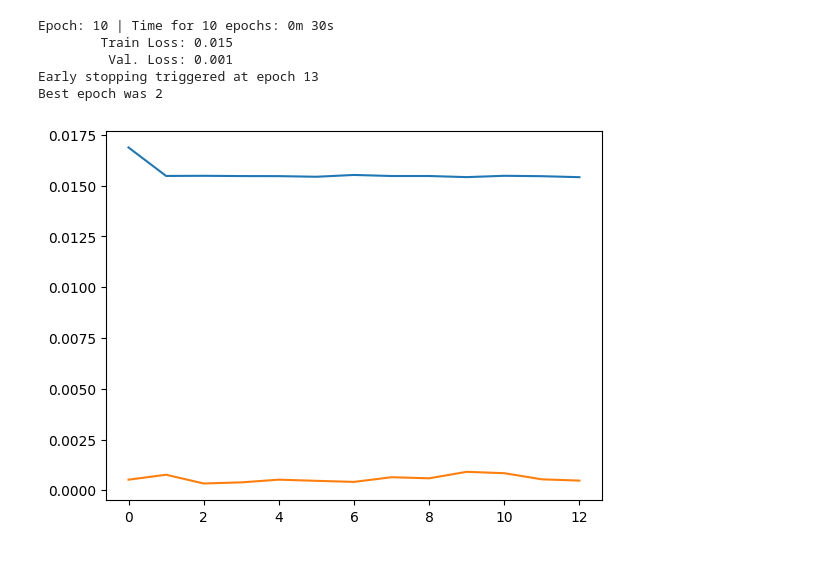
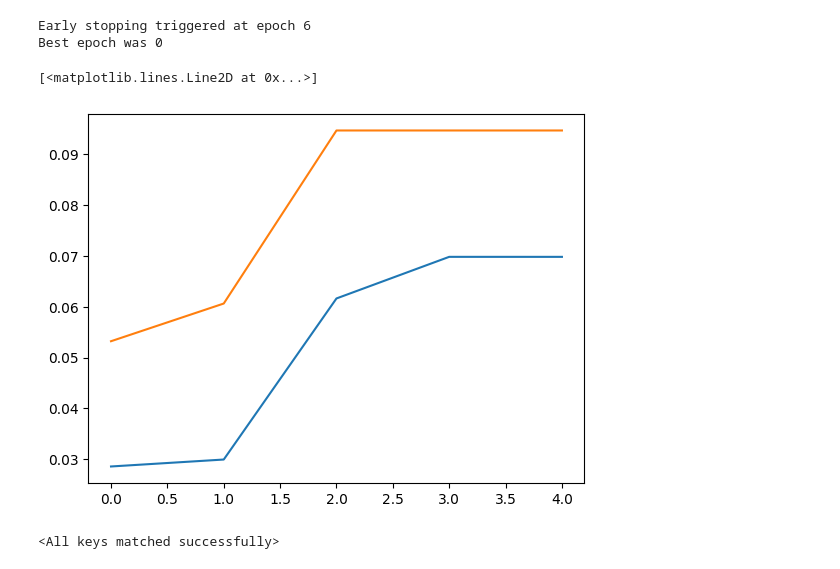
Before and after one commit to SDavenia/CL-GNN, a Jupyter notebook: new_models.ipynb, the cells around one changed output. Saved outputs shown, nothing was run; the diff lists cells and outputs as text; code cells hidden in the pictures.

```diff
--- a/new_models.ipynb
+++ b/new_models.ipynb
@@ -52,0 +253,3 @@ criterion = torch.nn.MSELoss().to(device)
+# %%
+saved_model_path = 'models/' + name + '.pt'
+model.load_state_dict(torch.load(saved_model_path))
@@ -53,3 +436,20 @@ criterion = torch.nn.MSELoss().to(device)
+# %%
+seed = 20224
+torch.manual_seed(seed)
+torch.cuda.manual_seed_all(seed)
+
+batch_size = 32
+distance = 'L1'
+distance_scaling = 'counts'
+train_loader, val_loader, test_loader = prepare_dataloader_distance_scale(hom_counts_path, dataset, batch_size=32, dist=distance, device = device, scaling = distance_scaling, scale_y=True)
+hid_size = 32
+emb_size = n_homs
+lr = 0.01
+# %%
+name = 'GCN_k_m_bnorm3'
+model = GCN_k_m(input_features=dataset.num_node_features, hidden_channels=hid_size, output_embeddings=emb_size, n_conv_layers=3, n_linear_layers=1, p = 0, apply_relu_conv=True, name = name, dist='L1', mlp_dist=False)
+optimizer = torch.optim.Adam(model.parameters(), lr=lr)
+criterion = torch.nn.MSELoss().to(device)
 # %%
 print(model)
 # %% [output]
@@ -61,16 +469,18 @@ GCN3(
   (pdist): PairwiseDistance()
 )
 # %%
-train_losses, validation_losses = training_loop(model, train_loader, optimizer, criterion, val_loader, epoch_number=20, patience=10, return_losses=True)
+train_losses, validation_losses = training_loop(model, train_loader, optimizer, criterion, val_loader, epoch_number=100, patience=5, return_losses=True)
 # %% [output]
-Epoch: 10 | Time for 10 epochs: 0m 30s
-        Train Loss: 0.015
-         Val. Loss: 0.001
-Early stopping triggered at epoch 13
-Best epoch was 2
+Early stopping triggered at epoch 6
+Best epoch was 0
 # %%
-plt.plot(train_losses, label='train')
-plt.plot(validation_losses, label='validation')
-plt.show()
+plt.plot(train_losses[1:])
+plt.plot(validation_losses[1:])
 # %% [output]
+[<matplotlib.lines.Line2D at 0x...>]
-[figure, old version]
+[figure, new version]
+# %%
+saved_model_path = 'models/' + name + '.pt'
+model.load_state_dict(torch.load(saved_model_path))
+# %% [output]
+<All keys matched successfully>
```
Also changed, not shown: parts of 31 cells of this notebook, 3 other files.
